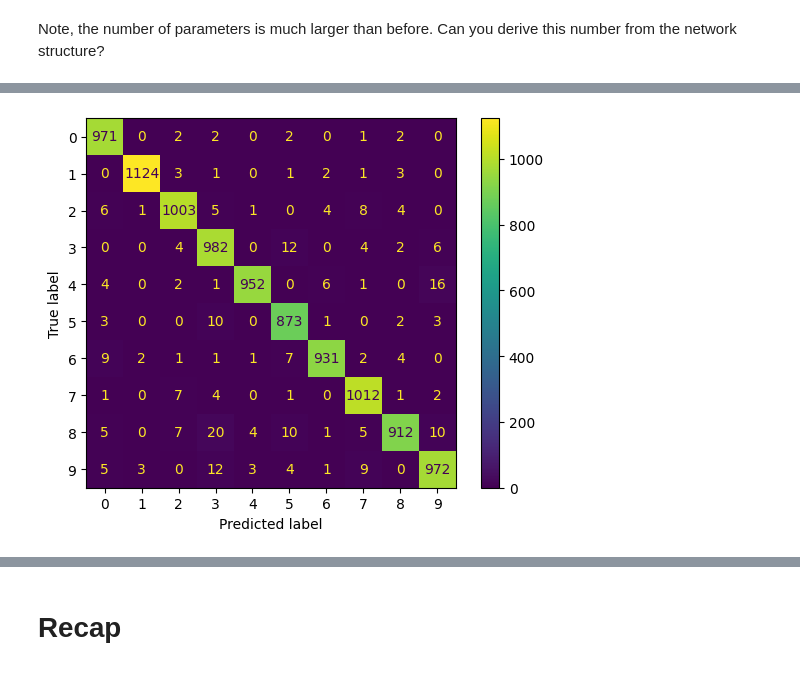
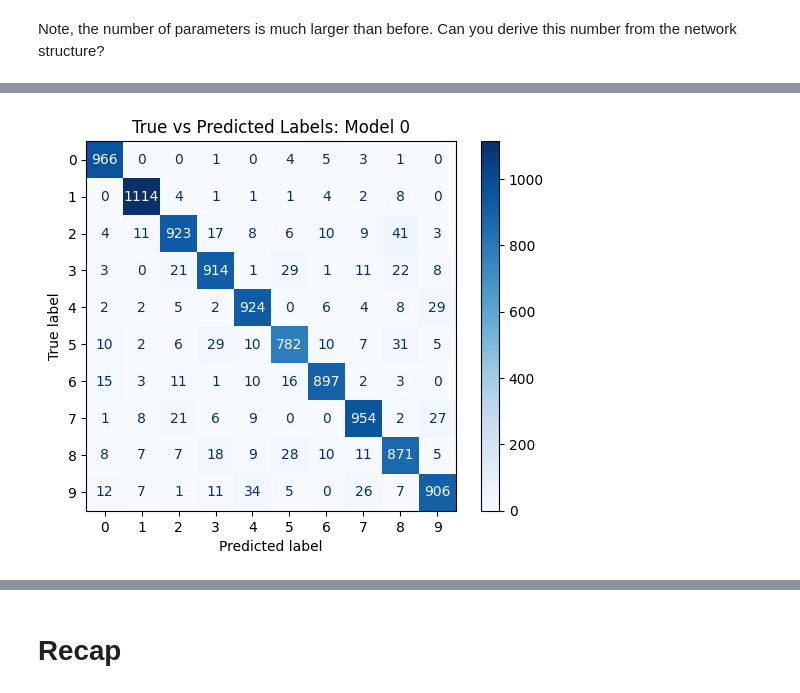
Before and after one commit to uwescience/ai-in-practice, a Jupyter notebook: book/tutorials/AI_in_Practice_Day1_1_Intro_NN.ipynb, the cells around one changed output, grey strips where cells are left out. Drawn from its saved outputs; the diff is of its cells as text; code cells hidden in the pictures.

```diff
--- a/book/tutorials/AI_in_Practice_Day1_1_Intro_NN.ipynb
+++ b/book/tutorials/AI_in_Practice_Day1_1_Intro_NN.ipynb
@@ -109,10 +107,10 @@ We can now build and train our first fully connected neural network in Keras:
 # %%
 from keras.layers import Input, Dense
 # %%
-# Define a single layer neural network
+# Define a single layer neural network (no hidden units)
 input_dim = x_train.shape[1]
 output_dim = y_train.shape[1]
 
-model = keras.Sequential()
-model.add(Input(shape=(input_dim,)))
-model.add(Dense(output_dim, activation="softmax"))
+model_0 = keras.Sequential()
+model_0.add(Input(shape=(input_dim,)))
+model_0.add(Dense(output_dim, activation="softmax"))
@@ -133,9 +133,10 @@ Can you explain why this is the number of the trainable parameters?
 # %%
 # Define the loss and the evaluation metrics
-model.compile(loss='categorical_crossentropy',
+model_0.compile(loss='categorical_crossentropy',
               metrics=['accuracy'])
 # %%
-# Fit the model
-history = model.fit(x_train, y_train, validation_split=0.2, epochs=15, batch_size=32)
+%%time
+# Fit the model (this step takes ~3 min on CPU)
+history_0 = model_0.fit(x_train, y_train, validation_split=0.2, epochs=15, batch_size=32)
 # %% [output]
 Epoch 1/15
@@ -344,0 +350,3 @@ y_pred = model.predict(x_test)
+# %%
+y_pred_0 = model_0.predict(x_test) # predictions for logistic regression
+y_pred_1 = model_1.predict(x_test) # predictions for one hidden layer model
@@ -346,9 +357,11 @@ y_pred = model.predict(x_test)
 from sklearn.metrics import ConfusionMatrixDisplay
 # %%
 disp = ConfusionMatrixDisplay.from_predictions(y_test.argmax(axis=1),
-                                               y_pred.argmax(axis=1),
+                                               y_pred_0.argmax(axis=1),
                                                display_labels=np.arange(10),
-                                               #normalize='pred',
+                                               # normalize='pred',
+                                               cmap=plt.cm.Blues
                                                )
+p = plt.title("True vs Predicted Labels: Model 0")
 # %% [output]
-[figure, old version]
+[figure, new version]
```
Also changed, not shown: parts of 33 cells of this notebook.
